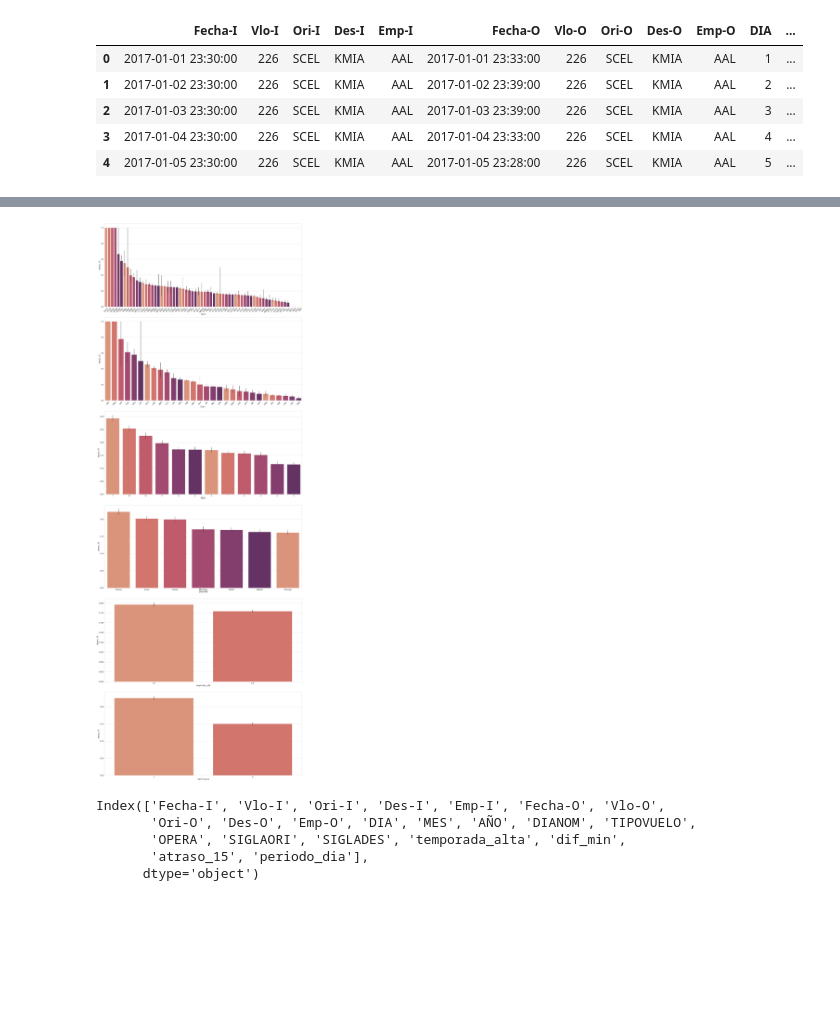
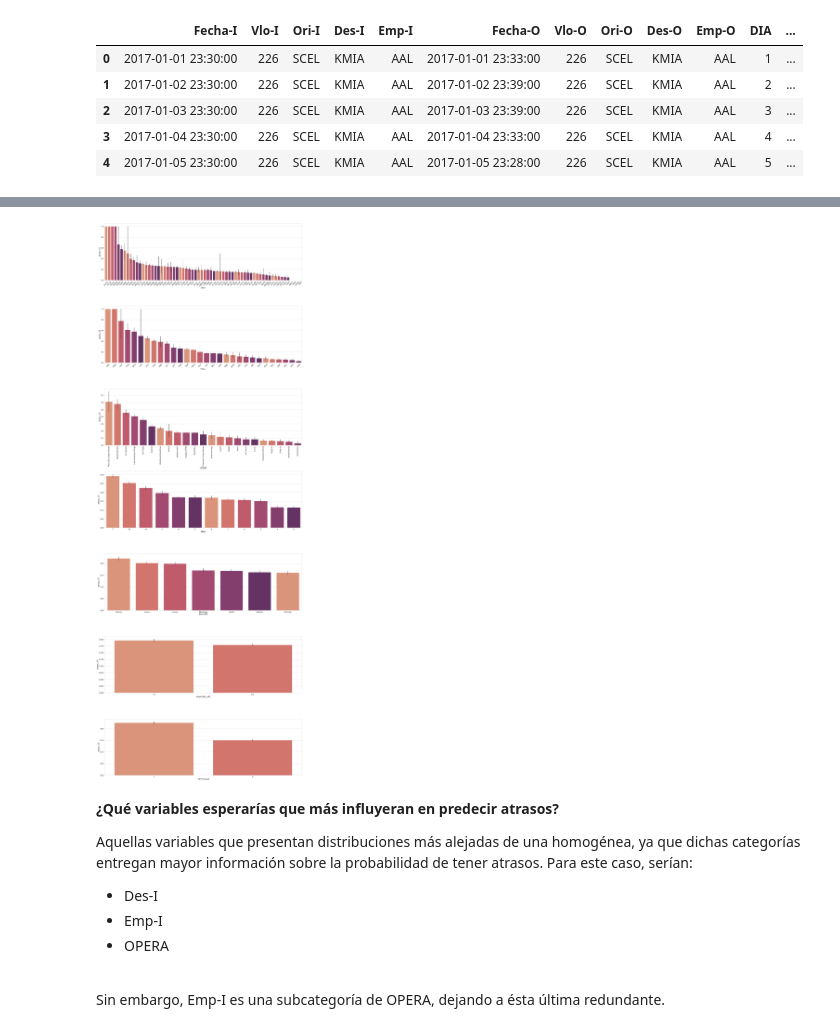
Before and after one commit to felipeuribe1/NeuralWorks-DS-Challenge, a Jupyter notebook: DS_Challenge_FUribe.ipynb, the cells around one changed output, grey strips where cells are left out. Cells and saved outputs as stored; diff of their text form; code cells hidden in the pictures; blank space fills up the shorter version.

```diff
--- a/DS_Challenge_FUribe.ipynb
+++ b/DS_Challenge_FUribe.ipynb
@@ -73,14 +141,26 @@ df.describe(include='all',datetime_is_numeric=True)
+# %%
+def percentage_above_bar_relative_to_xgroup(ax, font_size):
+    all_heights = [[p.get_height() for p in bars] for bars in ax.containers]
+    for bars in ax.containers:
+        for i, p in enumerate(bars):
+            total = sum(all_heights[0])
+            percentage = f'{(100 * p.get_height() / total) :.1f}%'
+            ax.annotate(percentage, (p.get_x() + p.get_width() / 2, p.get_height()), size=font_size, ha='center', va='bottom')
 # %%
 sns.set(rc={'figure.figsize':(20,10)})
 sns.set_theme(style="whitegrid", font_scale=1.5)
 
-date_categorical = ['MES','DIA', 'DIANOM']
+date_categorical = ['MES','DIA','DIANOM']
 
 plt.figure()
 i = 0
 for date_cat in date_categorical:
     plt.subplot(len(date_categorical), 1, 1 + i)
-    sns.countplot(data=df, x=date_cat,palette = sns.color_palette("flare"))
+    if date_cat == 'DIANOM':
+        order = ['Lunes','Martes','Miercoles','Jueves','Viernes','Sabado','Domingo']
+        ax = sns.countplot(data=df, x=date_cat,palette = sns.color_palette("flare"), order = order)
+    else: ax = sns.countplot(data=df, x=date_cat,palette = sns.color_palette("flare"))
+    percentage_above_bar_relative_to_xgroup(ax,12)
     i += 1
 plt.tight_layout()
 # %% [output]
@@ -88,6 +175,6 @@ plt.tight_layout()
 # %%
 sns.set(rc={'figure.figsize':(30,40)})
-sns.set_theme(style="whitegrid", font_scale=1.75)
+sns.set_theme(style="whitegrid", font_scale=2)
 
 categorical_vars = ['Emp-I','Emp-O','OPERA']
 plt.figure()
@@ -97,6 +184,7 @@ for cat in categorical_vars:
     ax = sns.countplot(data=df, x=cat,palette = sns.color_palette("flare"),order = df[cat].value_counts().index)
     if cat == 'OPERA': r=90
     else: r = 45
+    percentage_above_bar_relative_to_xgroup(ax,16)
     ax.set_xticklabels(ax.get_xticklabels(),rotation=r)
     i += 1
 plt.tight_layout()
@@ -112,9 +206,10 @@ i = 0
 for cat in categorical_vars:
     plt.subplot(len(categorical_vars), 1, 1 + i)
     ax = sns.countplot(data=df, x=cat,palette = sns.color_palette("flare"),order = df[cat].value_counts().index)
-    if cat in ['Des-I','Des-O']: r = 45
-    elif cat in ['SIGLADES']: r = 90
-    else: r = 0
+    if cat in ['Des-I','Des-O']: r, font_size = 45, 12
+    elif cat in ['SIGLADES']: r, font_size = 90, 12
+    else: r, font_size = 0, 30
+    percentage_above_bar_relative_to_xgroup(ax,font_size)
     ax.set_xticklabels(ax.get_xticklabels(),rotation=r)
     i += 1
 plt.tight_layout()
@@ -183,26 +318,30 @@ df.describe(include='all',datetime_is_numeric=True)
 # %%
 sns.set(rc={'figure.figsize':(30,80)})
 sns.set_theme(style="whitegrid", font_scale=1.75)
 
-_vars = ['Des-I','Emp-I','MES','DIANOM', 'temporada_alta', 'TIPOVUELO']
+_vars = ['Des-I','Emp-I','OPERA','MES','DIANOM','temporada_alta','TIPOVUELO']
 plt.figure()
 i = 0
 for cat in _vars:
     plt.subplot(len(_vars), 1, 1 + i)
     order = pd.pivot_table(data=df, index = cat)['atraso_15'].sort_values(ascending=False).index
     ax = sns.barplot(data=df, x = cat, y = 'atraso_15', order = order, palette = sns.color_palette("flare"))
     if cat in ['Des-I','Emp-I']: r = 45
+    elif cat in ['OPERA']: r = 90
     else: r = 0
     ax.set_xticklabels(ax.get_xticklabels(),rotation=r)
     i += 1
 plt.tight_layout()
 # %% [output]
-[figure, old version]
+[figure, new version]
-# %%
-df.columns
-# %% [output]
-Index(['Fecha-I', 'Vlo-I', 'Ori-I', 'Des-I', 'Emp-I', 'Fecha-O', 'Vlo-O',
-       'Ori-O', 'Des-O', 'Emp-O', 'DIA', 'MES', 'AÑO', 'DIANOM', 'TIPOVUELO',
-       'OPERA', 'SIGLAORI', 'SIGLADES', 'temporada_alta', 'dif_min',
-       'atraso_15', 'periodo_dia'],
-      dtype='object')
+# %% [markdown]
+**¿Qué variables esperarías que más influyeran en predecir atrasos?**
+<br>
+
+Aquellas variables que presentan distribuciones más alejadas de una homogénea, ya que dichas categorías entregan mayor información sobre la probabilidad de tener atrasos. Para este caso, serían:
+- Des-I
+- Emp-I
+- OPERA
+<br>
+
+Sin embargo, Emp-I es una subcategoría de OPERA, dejando a ésta última redundante.
```
Also changed, not shown: parts of 34 cells of this notebook, 1 other file.
